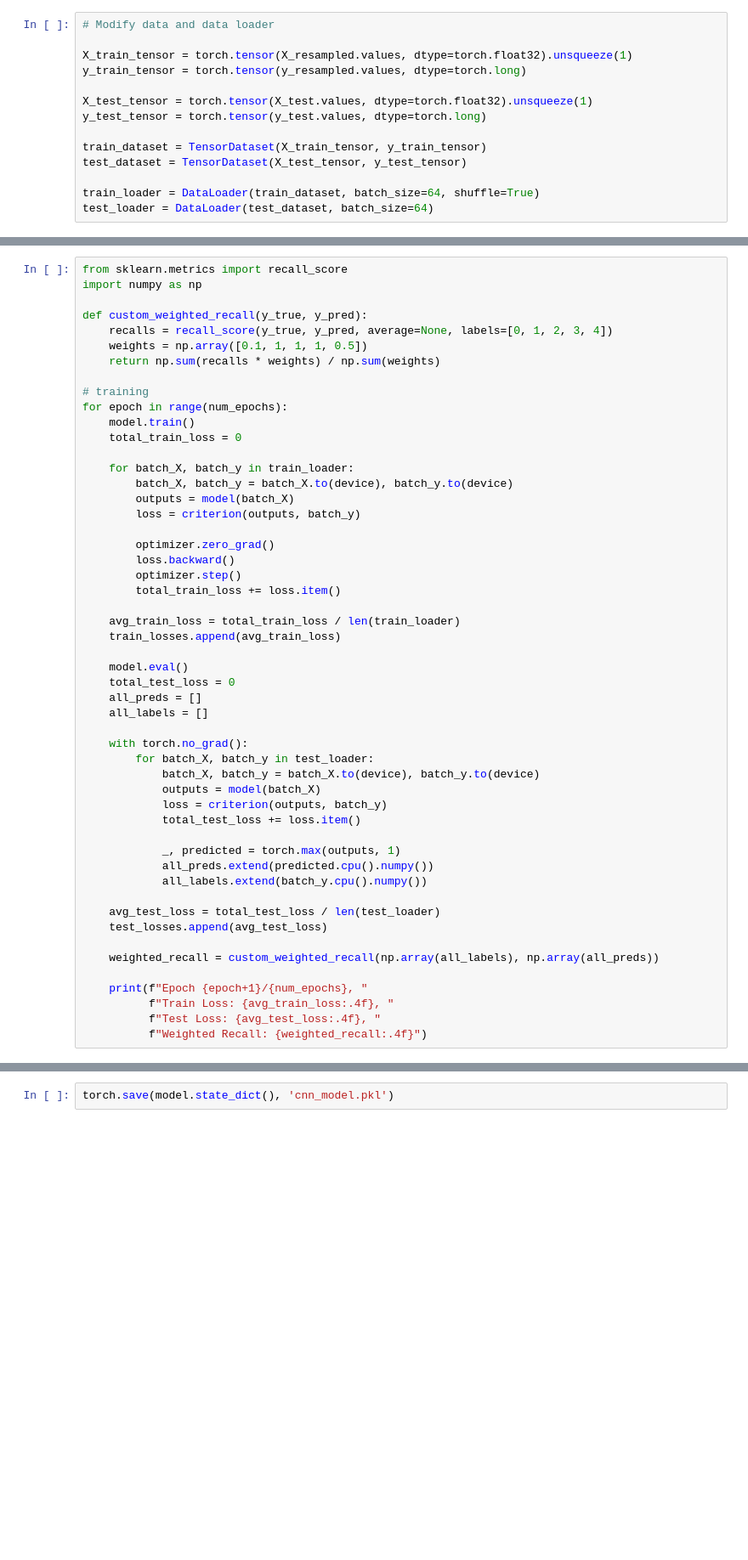
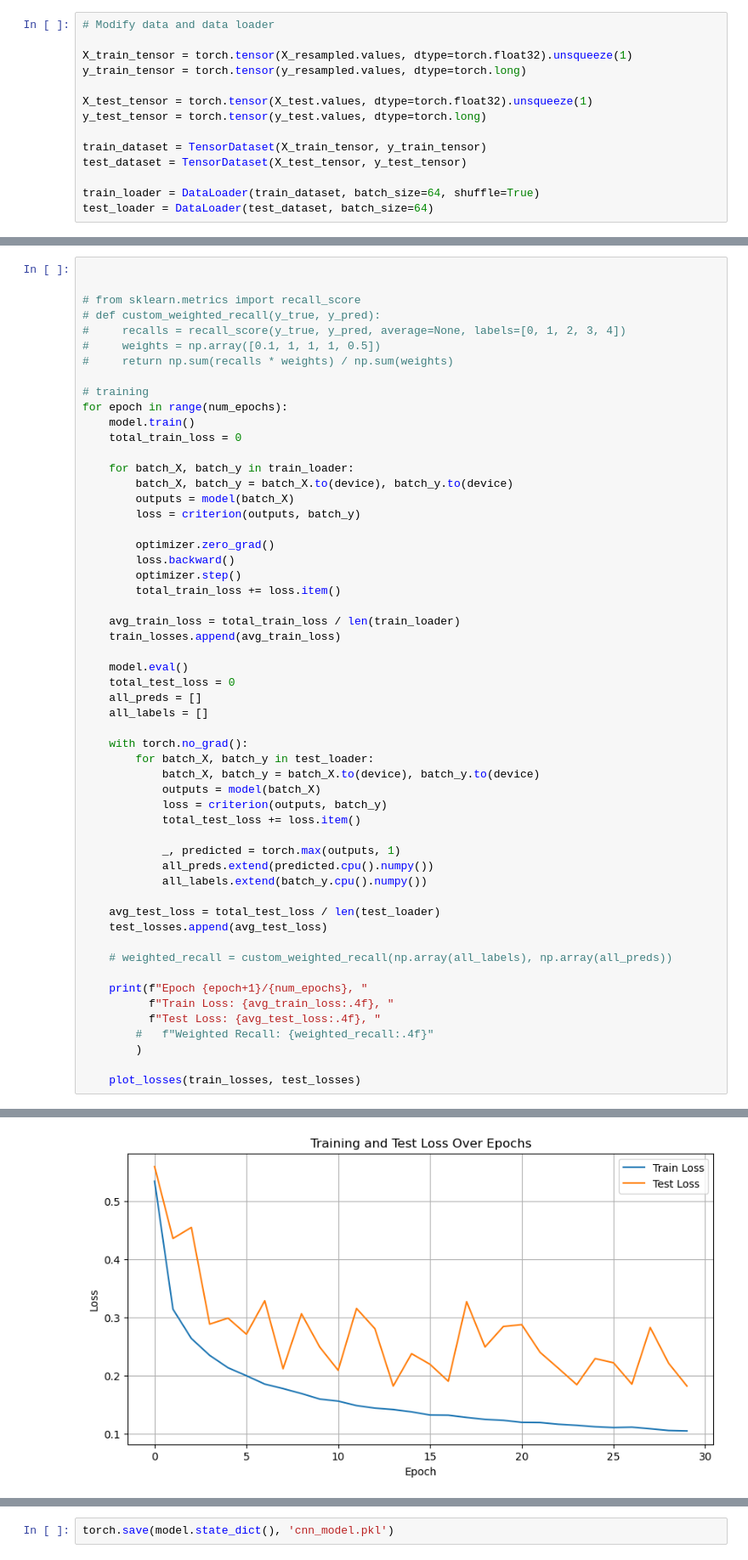
Before and after one commit to Pockyee/ECG_heartbeat, a Jupyter notebook: CNN.ipynb, the cells around one changed output, grey strips where cells are left out. Shown at 85% size. Saved outputs shown, nothing was run; the diff lists cells and outputs as text; blank space fills up the shorter version.

```diff
--- a/CNN.ipynb
+++ b/CNN.ipynb
@@ -129,13 +281,13 @@ optimizer = torch.optim.Adam(model.parameters(), lr=learning_rate)
 train_losses = []
 test_losses = []
 # %%
-from sklearn.metrics import recall_score
-import numpy as np
 
-def custom_weighted_recall(y_true, y_pred):
-    recalls = recall_score(y_true, y_pred, average=None, labels=[0, 1, 2, 3, 4])
-    weights = np.array([0.1, 1, 1, 1, 0.5])
-    return np.sum(recalls * weights) / np.sum(weights)
+
+# from sklearn.metrics import recall_score
+# def custom_weighted_recall(y_true, y_pred):
+#     recalls = recall_score(y_true, y_pred, average=None, labels=[0, 1, 2, 3, 4])
+#     weights = np.array([0.1, 1, 1, 1, 0.5])
+#     return np.sum(recalls * weights) / np.sum(weights)
 
 # training
 for epoch in range(num_epochs):
@@ -174,10 +326,13 @@ for epoch in range(num_epochs):
     avg_test_loss = total_test_loss / len(test_loader)
     test_losses.append(avg_test_loss)
 
-    weighted_recall = custom_weighted_recall(np.array(all_labels), np.array(all_preds))
+    # weighted_recall = custom_weighted_recall(np.array(all_labels), np.array(all_preds))
 
     print(f"Epoch {epoch+1}/{num_epochs}, "
           f"Train Loss: {avg_train_loss:.4f}, "
           f"Test Loss: {avg_test_loss:.4f}, "
-          f"Weighted Recall: {weighted_recall:.4f}")
+        #   f"Weighted Recall: {weighted_recall:.4f}"
+        )
+
+    plot_losses(train_losses, test_losses)
 # %% [output]
@@ -201,3 +339,4 @@ Epoch 30/30, Train Loss: 0.0827, Test Loss: 0.1133, Weighted Recall: 0.8293
+[figure, added]
 # %%
 import matplotlib.pyplot as plt
 
```
Also changed, not shown: parts of 16 cells of this notebook, 3 other files.
